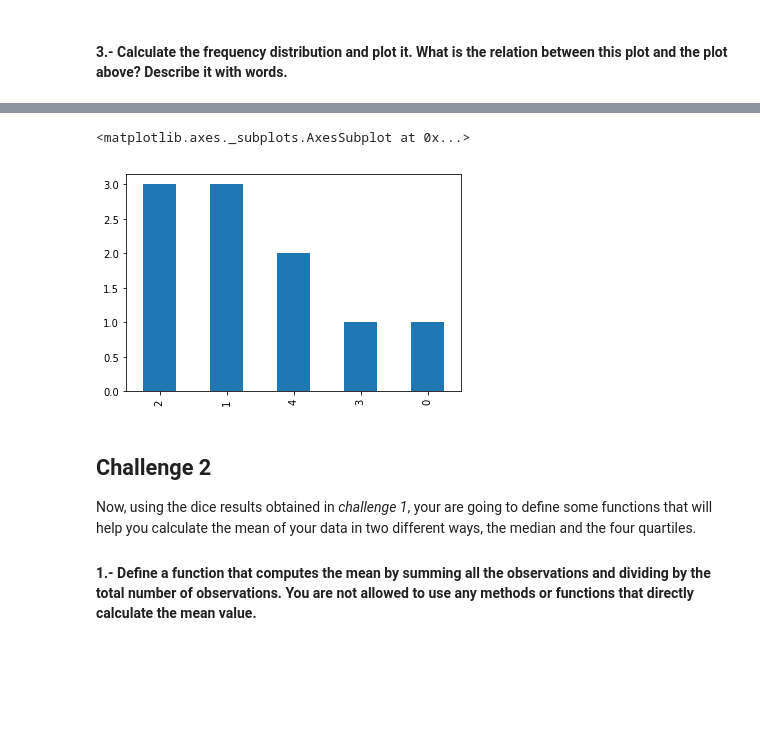
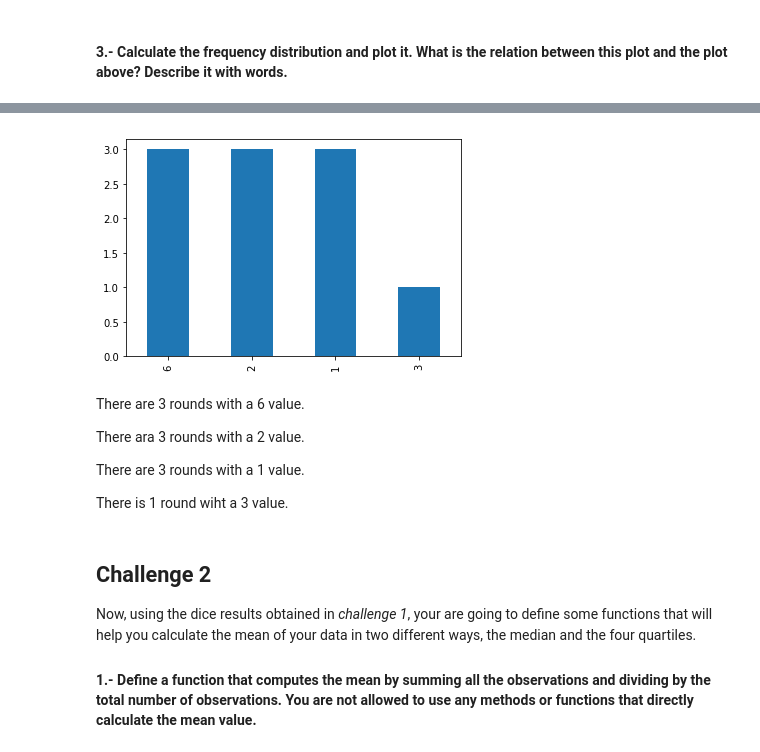
Before and after one commit to ta-data-bcn/descriptive-stats, a Jupyter notebook: your-code/main.ipynb, the cells around one changed output, grey strips where cells are left out. Cells and saved outputs as stored; diff of their text form; code cells hidden in the pictures; blank space fills up the shorter version.

```diff
--- a/your-code/main.ipynb
+++ b/your-code/main.ipynb
@@ -71,6 +49,0 @@ Name: Dice_values, dtype: int64
-# %%
-# your code here
-plot_dice.Dice_values.value_counts().plot(kind='bar')
-# %% [output]
-<matplotlib.axes._subplots.AxesSubplot at 0x...>
-[figure, removed]
@@ -81,3 +50,16 @@ your comments here
+# %%
+dice['values'].value_counts().plot(kind ='bar')
+plt.show()
+# %% [output]
+[figure, added]
+# %% [markdown]
+There are 3 rounds with a 6 value.
+
+There ara 3 rounds with a 2 value.
+
+There are 3 rounds with a 1 value.
+
+There is 1 round wiht a 3 value.
 # %% [markdown]
 ## Challenge 2
 Now, using the dice results obtained in *challenge 1*, your are going to define some functions that will help you calculate the mean of your data in two different ways, the median and the four quartiles.
```
Also changed, not shown: parts of 74 cells of this notebook.
